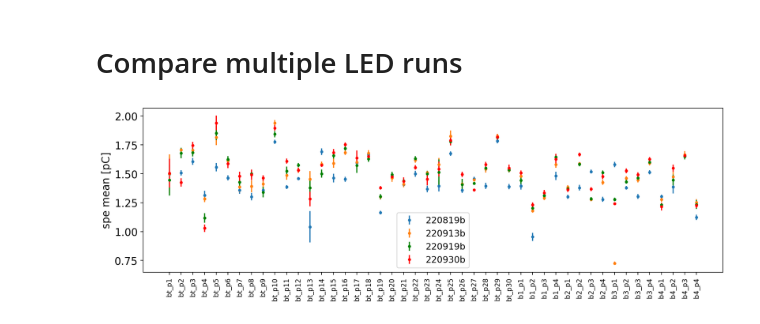
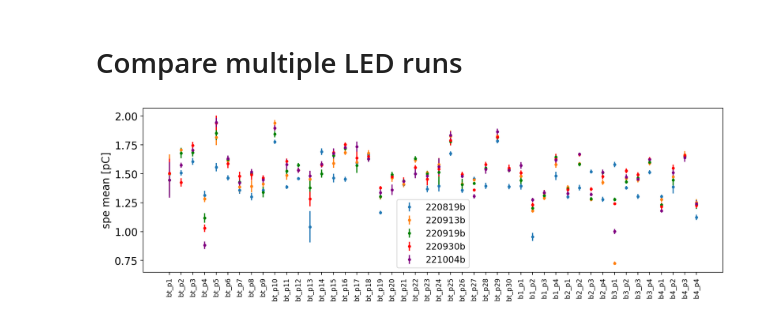
Before and after one commit to BNLIF/drop, a Jupyter notebook: analysis/led.ipynb, the cells around one changed output. Cells and saved outputs as stored; diff of their text form; code cells hidden in the pictures.

```diff
--- a/analysis/led.ipynb
+++ b/analysis/led.ipynb
@@ -33,39 +33,12 @@ ADC_TO_MV=2000/(2**14-1)
 defined a list of LED runs
 """
 
-# labels = [7.65, 7.70, 7.75, 7.80]
-# file_list = [
-#     "led_optHV_5dB_7.65V_220919T1727.root",
-#     "led_optHV_5dB_7.70V_220919T1718.root",
-#     "led_optHV_5dB_7.75V_220919T1715.root",
-#     "led_optHV_5dB_7.80V_220919T1711.root",
-# ]
-
-# labels=[7.65, 7.70, 7.75, 7.80]
-# file_list = [
-# #     "led_optHV_5dB_7.60V_220913T0000.root",
-#     "led_optHV_5dB_7.65V_220913T0000.root",
-#     "led_optHV_5dB_7.70V_220913T0000.root",
-#     "led_optHV_5dB_7.75V_220913T0000.root",
-#     "led_optHV_5dB_7.80V_220913T0000.root",
-# #     "led_optHV_5dB_7.85V_220913T0000.root",
-# ]
-
-# labels = [7.65, 7.70, 7.75, 7.80]
-# file_list = [
-#     "led_optHV_5dB_7.65V_220819T1401.root",
-#     "led_optHV_5dB_7.70V_220819T1407.root",
-#     "led_optHV_5dB_7.75V_220819T1410.root",
-#     "led_optHV_5dB_7.80V_220819T1413.root",
-# #     "led_optHV_5dB_7.85V_220819T1416.root",
-# ]
-
 labels = [7.65, 7.70, 7.75, 7.80]
 file_list=[
-    "led_optHV_5dB_7.65V_220930T1305.root",
-    "led_optHV_5dB_7.70V_220930T1259.root",
-    "led_optHV_5dB_7.75V_220930T1257.root",
-    "led_optHV_5dB_7.80V_220930T1255.root",
+    "led_optHV_5dB_7.65V_221004T2355.root",
+    "led_optHV_5dB_7.70V_221004T2358.root",
+    "led_optHV_5dB_7.75V_221005T0001.root",
+    "led_optHV_5dB_7.80V_221005T0003.root",
 ]
 # %%
 """
@@ -762,33 +755,35 @@ gain_curve(2025)/gain_curve(2000)
 # %%
 file_paths = [
 #     "bnl1t_spe_fit_results_220826.csv",
     "bnl1t_spe_fit_results_220819b.csv",
     "bnl1t_spe_fit_results_220913b.csv",
     "bnl1t_spe_fit_results_220919b.csv",
-    "bnl1t_spe_fit_results_220930b.csv"
+    "bnl1t_spe_fit_results_220930b.csv",
+    "bnl1t_spe_fit_results_221004b.csv"
+
 ]
 
-colors = ['tab:blue', 'tab:orange', 'green', 'red']
-legs = ['220819b', '220913b', '220919b', '220930b']
+colors = ['tab:blue', 'tab:orange', 'green', 'red', 'purple']
+legs = ['220819b', '220913b', '220919b', '220930b', '221004b']
 
 fig = plt.figure(figsize=[12, 4], dpi=90)
 # ax1 = plt.subplot(211)
 # ax2 = plt.subplot(212, sharex = ax1)
 # make a little extra space between the subplots
 fig.subplots_adjust(hspace=0.5)
 #ax1.get_shared_x_axes().join(ax1, ax2)
 for i, f in enumerate(file_paths):
     df = pd.read_csv(f)
     pmt = df['pmt'].tolist()
     spe_mean = df['spe_mean'].to_numpy()
     spe_mean_err = df['spe_mean_err'].to_numpy()
     plt.errorbar(pmt, spe_mean, yerr=spe_mean_err, label=legs[i],
                  color=colors[i], marker='.', linestyle="None")
 
 plt.xticks(rotation=90, fontsize=9)
 plt.ylabel('spe mean [pC]')
 plt.tight_layout()
 plt.legend(fontsize=12, loc='lower center')
 plt.show()
 # %% [output]
-[figure, old version]
+[figure, new version]
```
Also changed, not shown: parts of 13 cells of this notebook, 4 other files.
